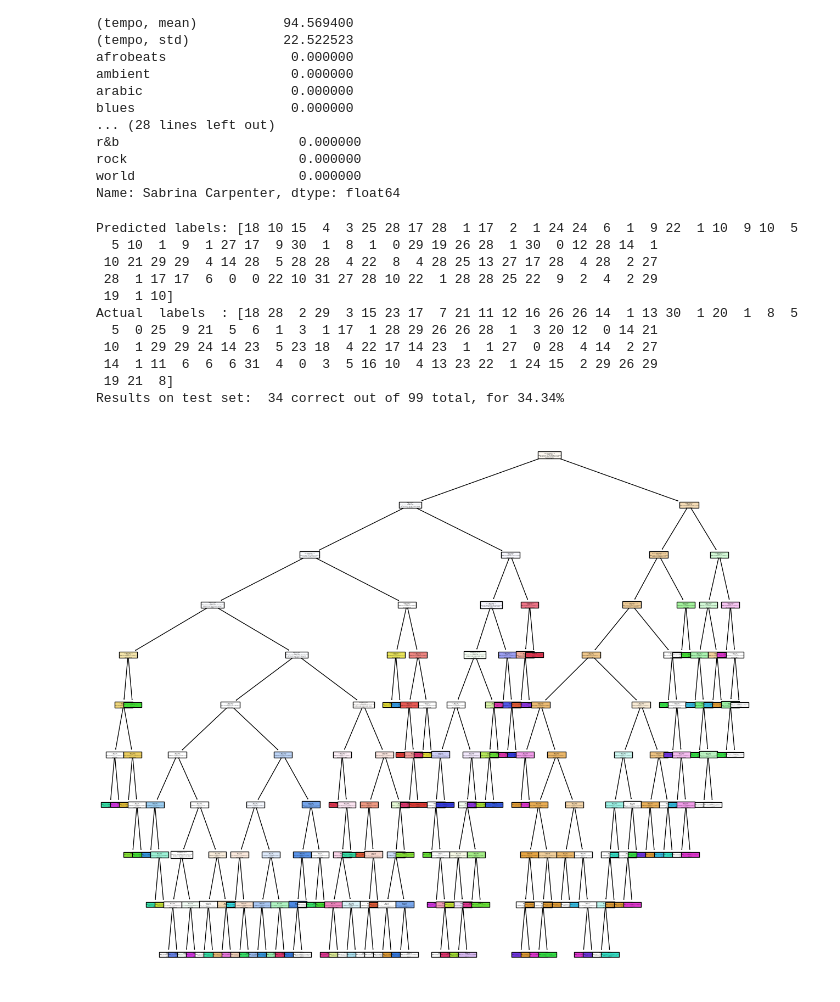
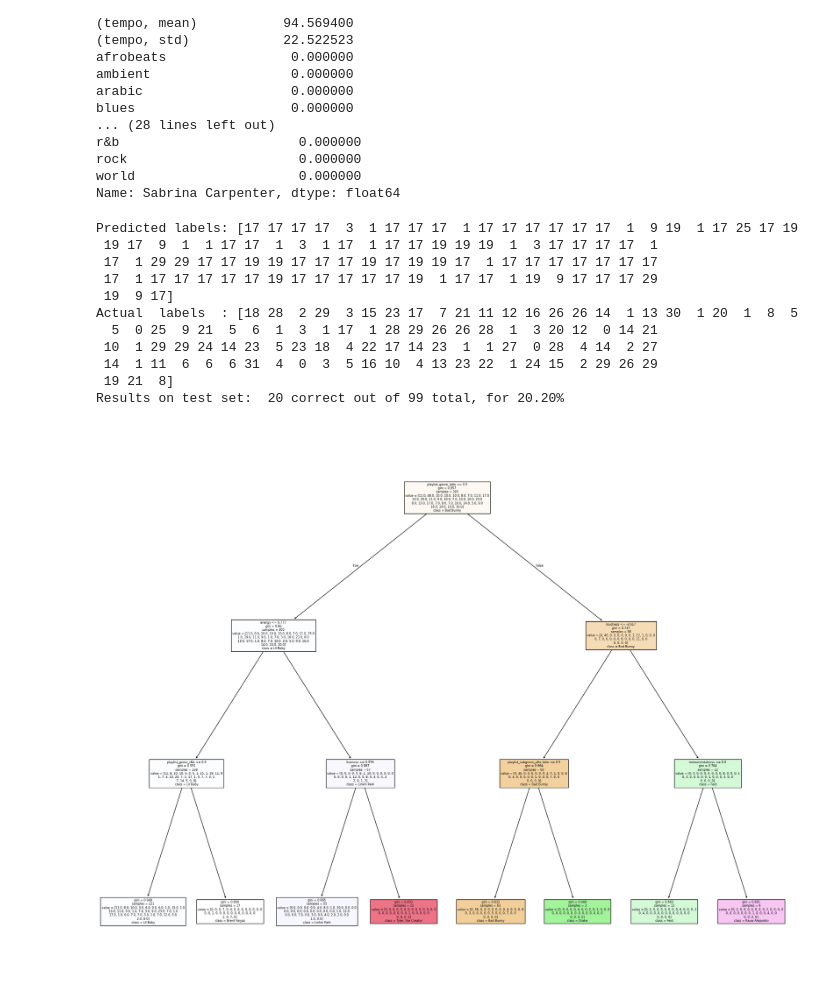
Before and after one commit to victoriaproko/cs35finalprojectexploration, a Jupyter notebook: explorations.ipynb, the cells around one changed output. Cells and saved outputs as stored; diff of their text form; code cells hidden in the pictures.

Commit message:
Tuning for Single Tree Model

```diff
--- a/explorations.ipynb
+++ b/explorations.ipynb
@@ -203,7 +203,7 @@ from sklearn.model_selection import train_test_split
 X_train, X_test, Y_train, Y_test = train_test_split(X_all, Y_all, test_size=.2)
 
 from sklearn import tree
-best_depth = 10
+best_depth = 3
 artist_initial_tree = tree.DecisionTreeClassifier(max_depth=best_depth)
 artist_initial_tree.fit(X_train, Y_train)
 
@@ -217,20 +217,20 @@ if True:
     total = len(actual_artists)
     print(f"Results on test set:  {num_correct} correct out of {total} total, for {num_correct*100/total:5.2f}%\n")
 # %% [output]
-Predicted labels: [18 10 15  4  3 25 28 17 28  1 17  2  1 24 24  6  1  9 22  1 10  9 10  5
-  5 10  1  9  1 27 17  9 30  1  8  1  0 29 19 26 28  1 30  0 12 28 14  1
- 10 21 29 29  4 14 28  5 28 28  4 22  8  4 28 25 13 27 17 28  4 28  2 27
- 28  1 17 17  6  0  0 22 10 31 27 28 10 22  1 28 28 25 22  9  2  4  2 29
- 19  1 10]
+Predicted labels: [17 17 17 17  3  1 17 17 17  1 17 17 17 17 17 17  1  9 19  1 17 25 17 19
+ 19 17  9  1  1 17 17  1  3  1 17  1 17 17 19 19 19  1  3 17 17 17 17  1
+ 17  1 29 29 17 17 19 19 17 17 17 19 17 19 19 17  1 17 17 17 17 17 17 17
+ 17  1 17 17 17 17 17 19 17 17 17 17 17 19  1 17 17  1 19  9 17 17 17 29
+ 19  9 17]
 Actual  labels  : [18 28  2 29  3 15 23 17  7 21 11 12 16 26 26 14  1 13 30  1 20  1  8  5
   5  0 25  9 21  5  6  1  3  1 17  1 28 29 26 26 28  1  3 20 12  0 14 21
  10  1 29 29 24 14 23  5 23 18  4 22 17 14 23  1  1 27  0 28  4 14  2 27
  14  1 11  6  6  6 31  4  0  3  5 16 10  4 13 23 22  1 24 15  2 29 26 29
  19 21  8]
-Results on test set:  34 correct out of 99 total, for 34.34%
+Results on test set:  20 correct out of 99 total, for 20.20%
 # %%
-artist_tree_visual = plt.figure(figsize=(15,13))
+artist_tree_visual = plt.figure(figsize=(25,20))
 artists_tree_plot = tree.plot_tree(artist_initial_tree, feature_names=FEATURES, class_names=ARTISTS, filled=True)
 # %% [output]
-[figure, old version]
+[figure, new version]
 # %%
```
Also changed, not shown: parts of 2 cells of this notebook.
